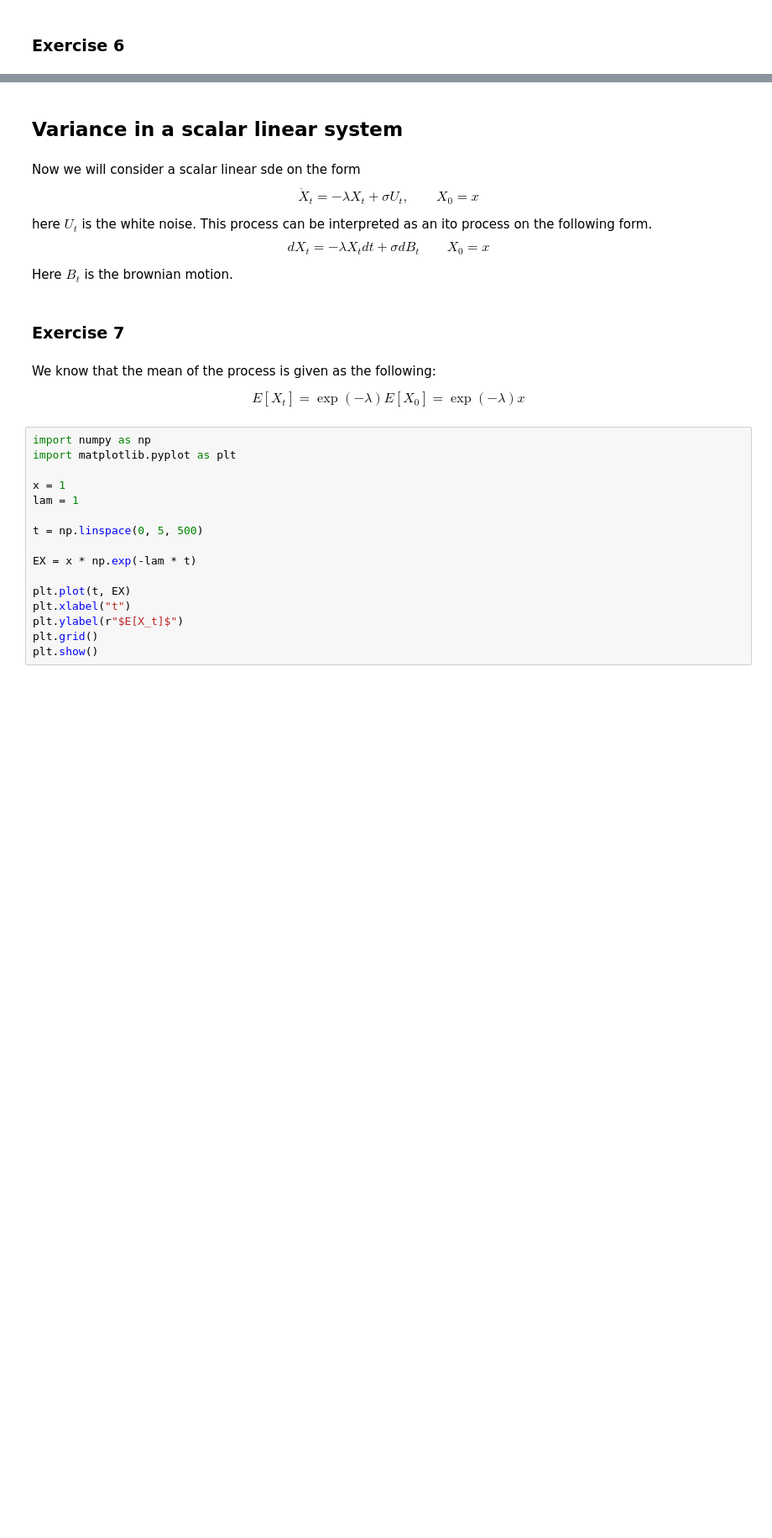
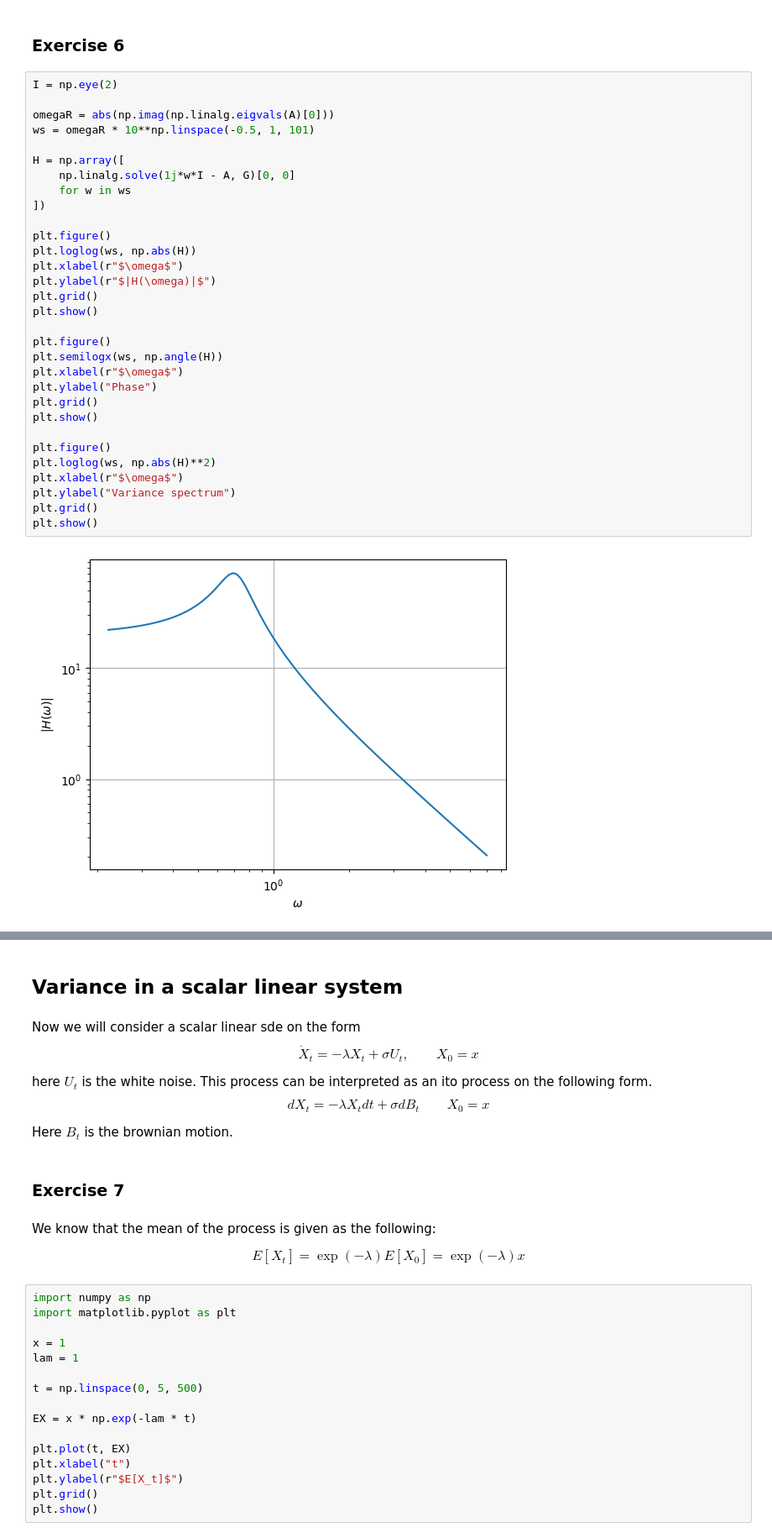
Before and after one commit to muhammadhussain-ops/02425-Diffusions-and-stochastic-differential-equations, a Jupyter notebook: WEEK4.ipynb, the cells around one changed output, grey strips where cells are left out. Shown at 84% size. Drawn from its saved outputs; the diff is of its cells as text; blank space fills up the shorter version.

```diff
--- a/WEEK4.ipynb
+++ b/WEEK4.ipynb
@@ -129,2 +243,35 @@ OBS: Notice that the numercial approximations has a huge fluctuations with respe
 # %% [markdown]
 ### Exercise 6
+# %%
+I = np.eye(2)
+
+omegaR = abs(np.imag(np.linalg.eigvals(A)[0]))
+ws = omegaR * 10**np.linspace(-0.5, 1, 101)
+
+H = np.array([
+    np.linalg.solve(1j*w*I - A, G)[0, 0]
+    for w in ws
+])
+
+plt.figure()
+plt.loglog(ws, np.abs(H))
+plt.xlabel(r"$\omega$")
+plt.ylabel(r"$|H(\omega)|$")
+plt.grid()
+plt.show()
+
+plt.figure()
+plt.semilogx(ws, np.angle(H))
+plt.xlabel(r"$\omega$")
+plt.ylabel("Phase")
+plt.grid()
+plt.show()
+
+plt.figure()
+plt.loglog(ws, np.abs(H)**2)
+plt.xlabel(r"$\omega$")
+plt.ylabel("Variance spectrum")
+plt.grid()
+plt.show()
+# %% [output]
+[figure, added]
```
Also changed, not shown: parts of 8 cells of this notebook, 1 other file.
